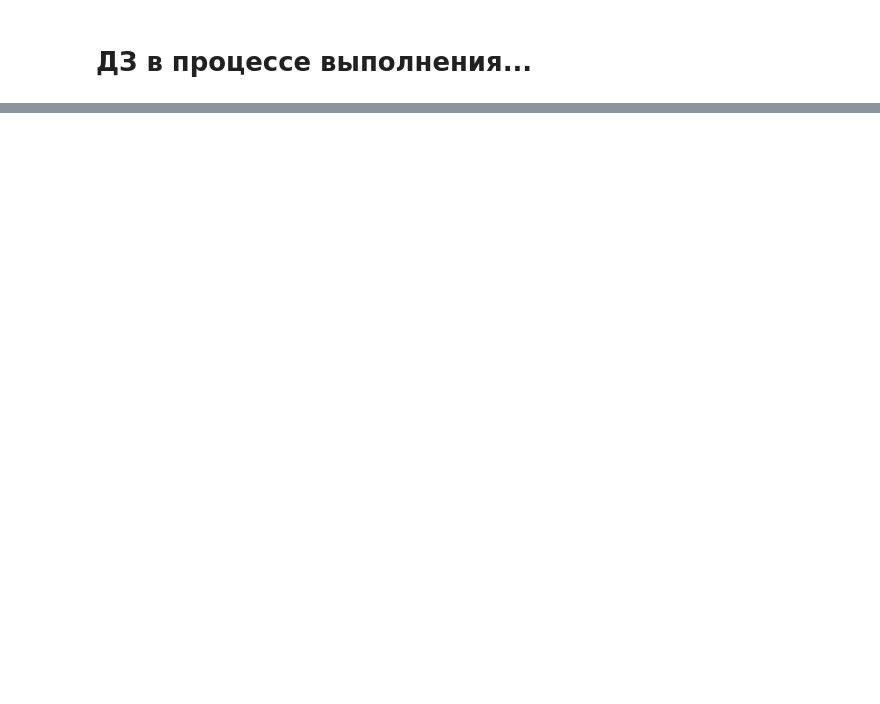
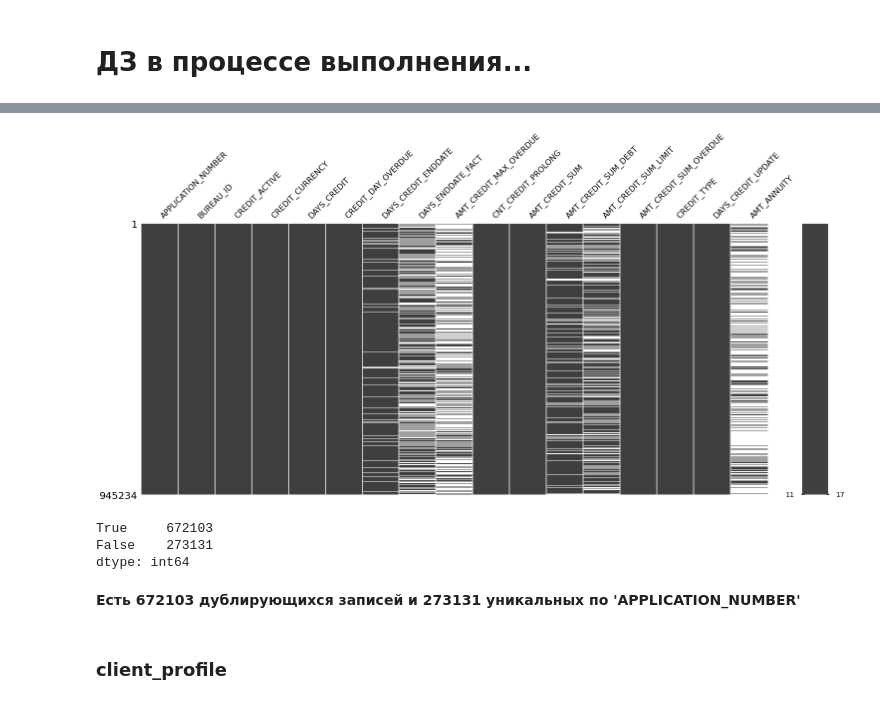
Before and after one commit to AndreiBazhenau/gb, a Jupyter notebook: kaggle/hw_7.ipynb, the cells around one changed output, grey strips where cells are left out. Cells and saved outputs as stored; diff of their text form; code cells hidden in the pictures; blank space fills up the shorter version.

```diff
--- a/kaggle/hw_7.ipynb
+++ b/kaggle/hw_7.ipynb
@@ -13,0 +51,14 @@
+# %%
+train = pd.read_csv("../../data/kaggle/gb_competitive_data_analysis/train.csv")
+test = pd.read_csv("../../data/kaggle/gb_competitive_data_analysis/test.csv")
+bki = pd.read_csv("../../data/kaggle/gb_competitive_data_analysis/bki.csv")
+client_profile = pd.read_csv("../../data/kaggle/gb_competitive_data_analysis/client_profile.csv")
+payments = pd.read_csv("../../data/kaggle/gb_competitive_data_analysis/payments.csv")
+applications_history = pd.read_csv("../../data/kaggle/gb_competitive_data_analysis/applications_history.csv")
+
+print("train.shape = {} rows, {} cols".format(*train.shape))
+print("test.shape = {} rows, {} cols".format(*test.shape))
+print("bki.shape = {} rows, {} cols".format(*test.shape))
+print("client_profile.shape = {} rows, {} cols".format(*test.shape))
+print("payments.shape = {} rows, {} cols".format(*test.shape))
+print("applications_history.shape = {} rows, {} cols".format(*test.shape))
@@ -13,0 +204,14 @@
+# %%
+msno.matrix(bki);
+# %% [output]
+[figure, added]
+# %%
+bki.duplicated(subset=['APPLICATION_NUMBER']).value_counts()
+# %% [output]
+True     672103
+False    273131
+dtype: int64
+# %% [markdown]
+**Есть 672103 дублирующихся записей и 273131 уникальных по 'APPLICATION_NUMBER'**
+# %% [markdown]
+### client_profile
```
Also changed, not shown: parts of 118 cells of this notebook, 18 other files.
